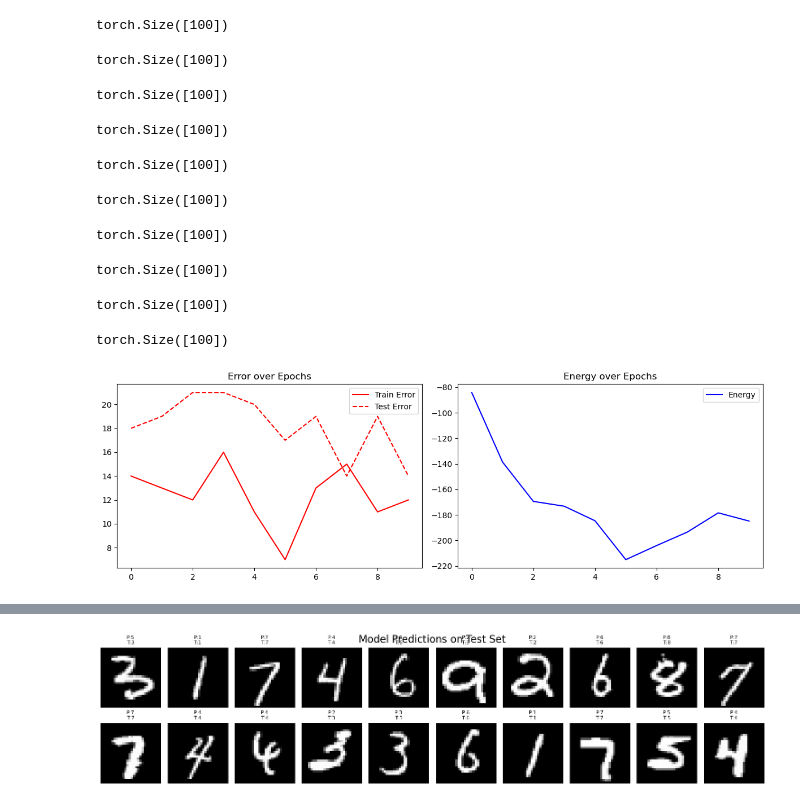
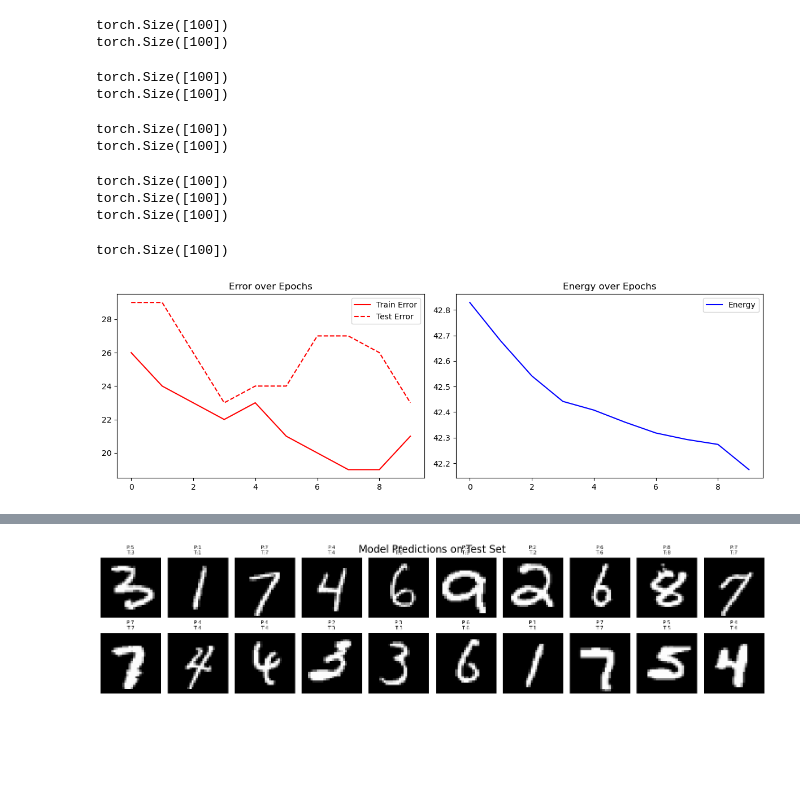
Before and after one commit to CRIS-Lab-2025/energy-based-models, a Jupyter notebook: Notebooks/ConcistentMCMC copy.ipynb, the cells around one changed output, grey strips where cells are left out. Saved outputs shown, nothing was run; the diff lists cells and outputs as text; code cells hidden in the pictures; blank space fills up the shorter version.

```diff
--- a/ConcistentMCMC copy.ipynb
+++ b/Notebooks/ConcistentMCMC copy.ipynb
@@ -463,38 +543,38 @@ class ExternalWorld:
         test_perm = np.random.permutation(len(x_test))
 
         self.x = torch.tensor(x_train[train_perm])
         self.y = torch.tensor(y_train[train_perm])
         self.x_test = torch.tensor(x_test[test_perm])
         self.y_test = torch.tensor(y_test[test_perm])
         self.size_dataset = len(self.x)
 
 
 
 
 
 
 
 
 mnist_net = Network("mnist", ExternalWorld(), {
-    "hidden_sizes": [4000],
+    "hidden_sizes": [5],
     "n_epochs": 10,
     "batch_size": 100,
     "n_it_neg": 1,
     "n_it_pos": 1,
-    "alphas": [np.float32(0.1), np.float32(0.5), np.float32(0.4)],
+    "alphas": [np.float32(0.2), np.float32(0.1), np.float32(0.04)],
     "output_size": 10,
 })
 # Initialize and train
 train_net(mnist_net);
 # %% [output]
 torch.Size([100])
+torch.Size([100])
 torch.Size([100])
+torch.Size([100])
 torch.Size([100])
+torch.Size([100])
 torch.Size([100])
+torch.Size([100])
+torch.Size([100])
 torch.Size([100])
-torch.Size([100])
-torch.Size([100])
-torch.Size([100])
-torch.Size([100])
-torch.Size([100])
-[figure, old version]
+[figure, new version]
```
Also changed, not shown: parts of 3 cells of this notebook, 7 other files.
